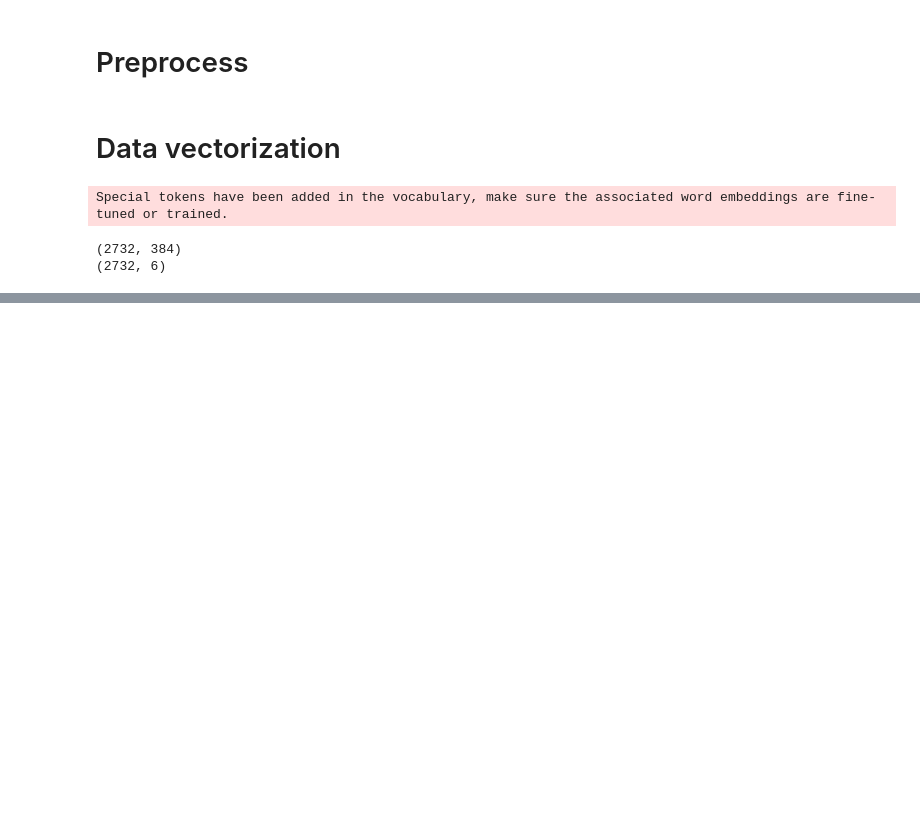
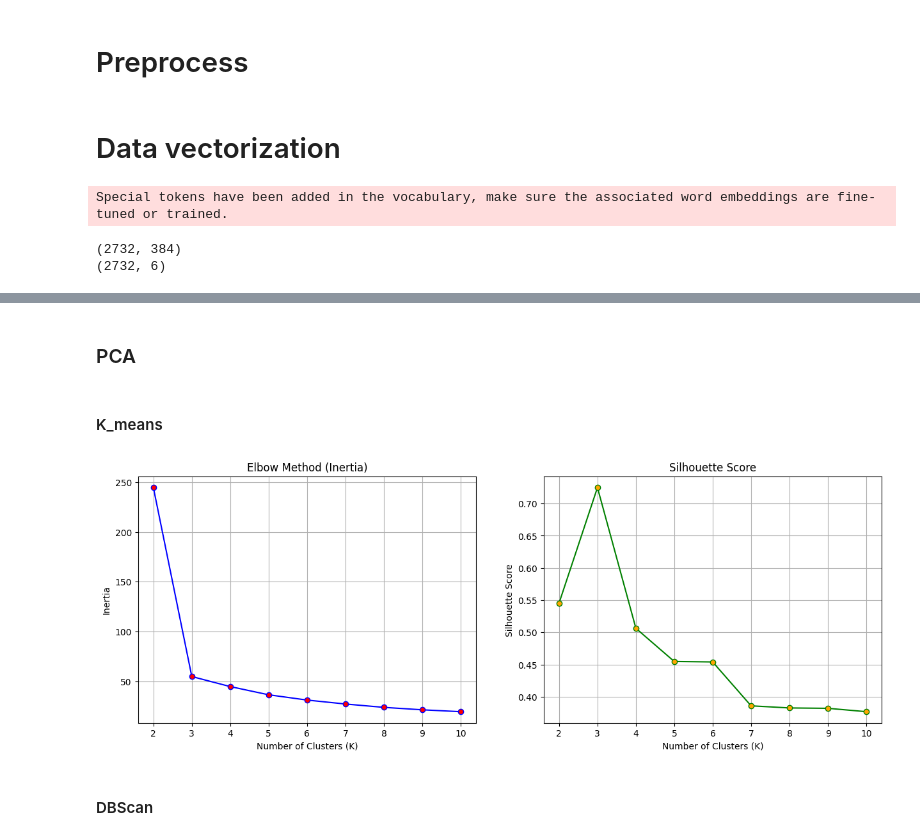
Before and after one commit to MSadraA/AI-projects, a Jupyter notebook: CA5/ca5.ipynb, the cells around one changed output, grey strips where cells are left out. Drawn from its saved outputs; the diff is of its cells as text; code cells hidden in the pictures; blank space fills up the shorter version.

```diff
--- a/CA5/ca5.ipynb
+++ b/CA5/ca5.ipynb
@@ -108,0 +371,10 @@ Special tokens have been added in the vocabulary, make sure the associated word
+# %% [markdown]
+### PCA
+# %% [markdown]
+#### K_means
+# %%
+kmeans_pca = KMeansClustering(X_pca)
+kmeans_pca.evaluate_k()
+kmeans_pca.plot_results()
+# %% [output]
+[figure, added]
@@ -108,0 +386,2 @@ Special tokens have been added in the vocabulary, make sure the associated word
+# %% [markdown]
+#### DBScan
```
Also changed, not shown: parts of 34 cells of this notebook, 14 other files.
